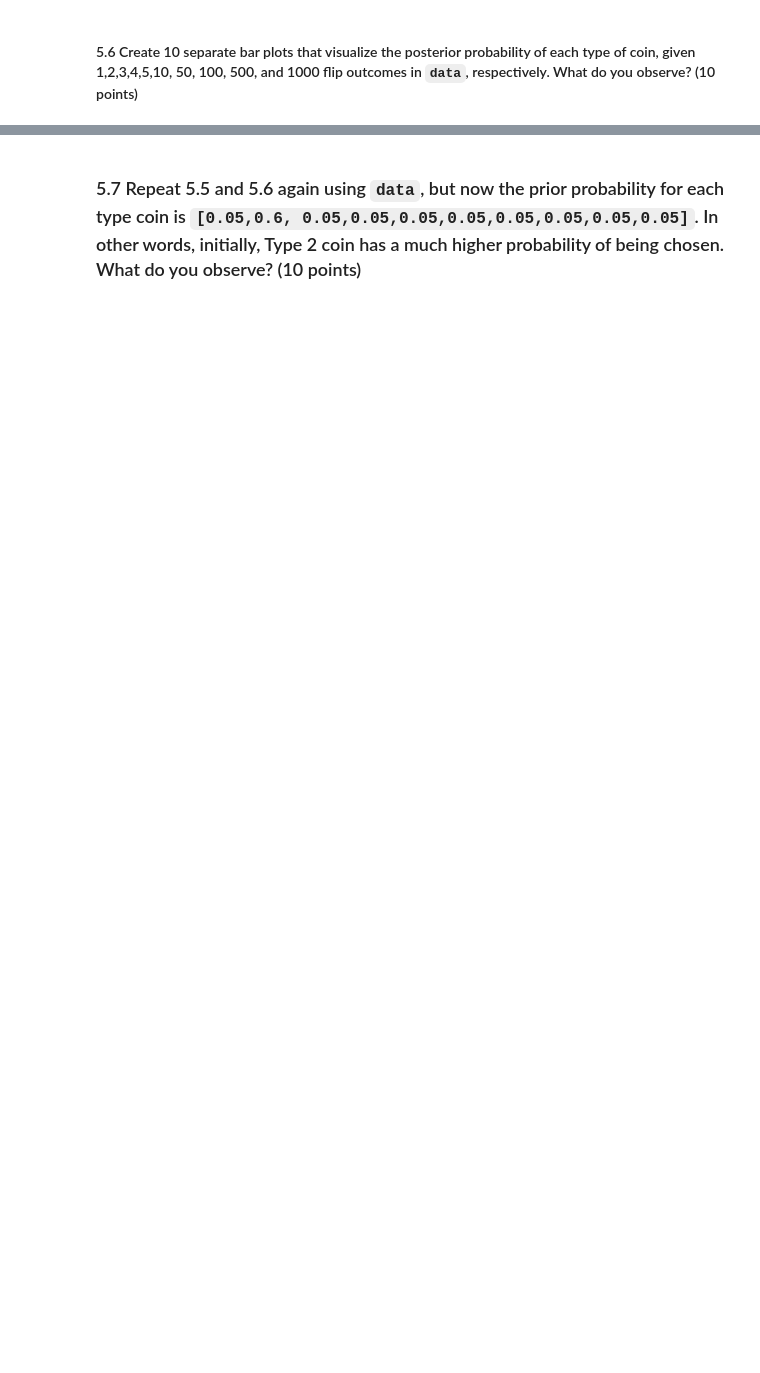
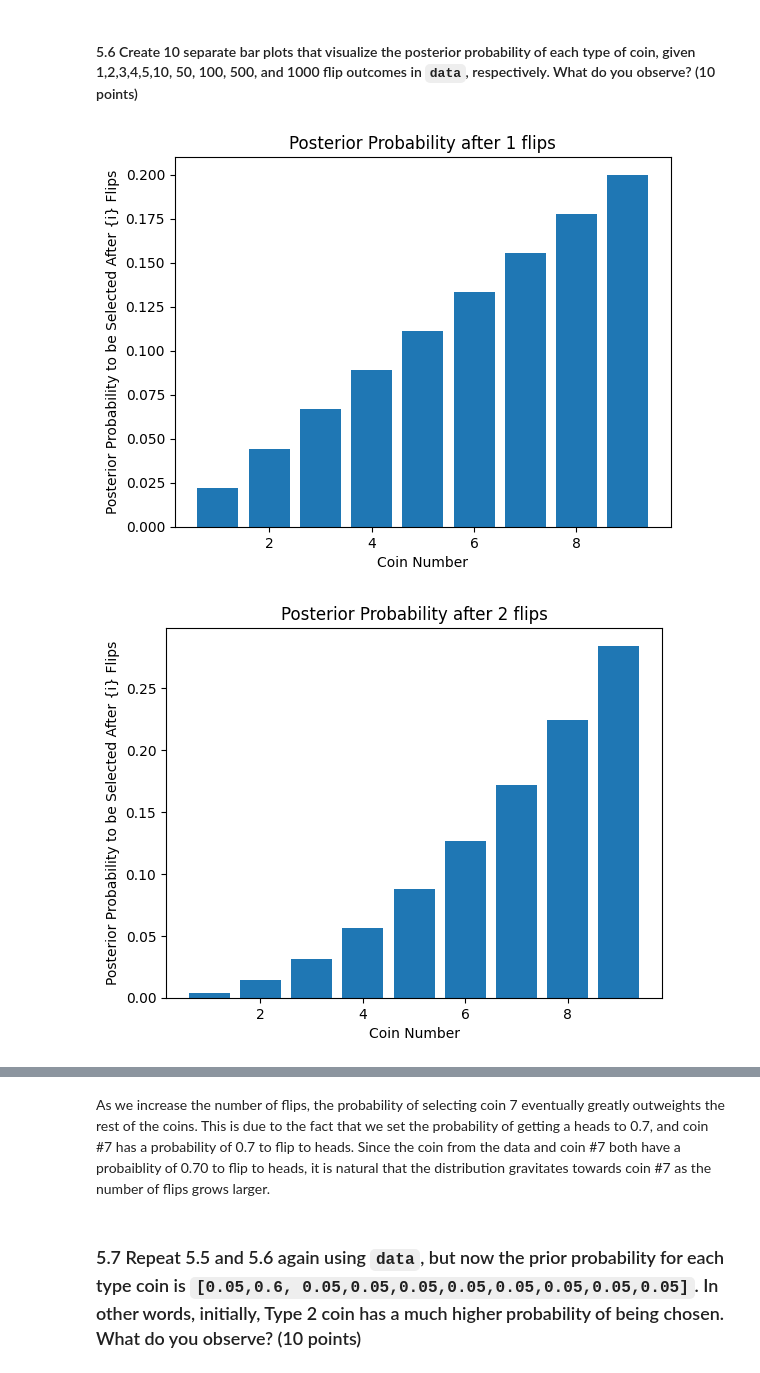
Before and after one commit to D123aniel/STOR535, a Jupyter notebook: Labs/Lab2.ipynb, the cells around one changed output, grey strips where cells are left out. Cells and saved outputs as stored; diff of their text form; code cells hidden in the pictures; blank space fills up the shorter version.

```diff
--- a/Labs/Lab2.ipynb
+++ b/Labs/Lab2.ipynb
@@ -103,6 +103,22 @@ Text(0, 0.5, 'Posterior Probability to be Selected After Heads 2')
 * A vector of observed sequence of coin flips.
 * A vector of head-up probability of each type of coin. (10 points)
 # %%
-def compute_posterior(prior, )
+def compute_posterior(prior, observed, prob):
+    heads = np.sum(observed)
+    tails = len(observed) - heads
+
+    p_flips = (prob**heads) * ((1-prob)**tails)
+    p_bottom = np.sum(p_flips*prior)
+    post_prob = p_flips * prior / p_bottom
+
+    return post_prob
 # %% [markdown]
 #### 5.5 Use the function `compute_posterior()` to calculate the posterior probability after observing the first 1,2,3,4,5,10, 50, 100, 500, and 1000 flip outcomes in `data`. Print the posterior probability for each case. (10 points)
+# %%
+x = [1,2,3,4,5,10,50,100,500,1000]
+coin_prob = p_chosen
+heads_prob = prob
+for i in x:
+    flips = data[:i]
+    post_prob = compute_posterior(coin_prob, flips, heads_prob)
+    print(f"Posterior Probability after {i} flips: {post_prob}")
@@ -109,2 +143,12 @@ def compute_posterior(prior, )
 # %% [markdown]
 #### 5.6 Create 10 separate bar plots that visualize the posterior probability of each type of coin, given 1,2,3,4,5,10, 50, 100, 500, and 1000 flip outcomes in `data`, respectively. What do you observe? (10 points)
+# %%
+for i in x:
+    plt.figure(i)
+    plt.bar(coins, compute_posterior(coin_prob, data[:i], heads_prob))
+    plt.title(f'Posterior Probability after {i} flips')
+    plt.xlabel('Coin Number')
+    plt.ylabel('Posterior Probability to be Selected After {i} Flips')
+# %% [output]
+[figure, added]
+[figure, added]
@@ -111,2 +163,4 @@ def compute_posterior(prior, )
+# %% [markdown]
+As we increase the number of flips, the probability of selecting coin 7 eventually greatly outweights the rest of the coins. This is due to the fact that we set the probability of getting a heads to 0.7, and coin #7 has a probability of 0.7 to flip to heads. Since the coin from the data and coin #7 both have a probaiblity of 0.70 to flip to heads, it is natural that the distribution gravitates towards coin #7 as the number of flips grows larger.
 # %% [markdown]
 ### 5.7 Repeat 5.5 and 5.6 again using `data`, but now the prior probability for each type coin is `[0.05,0.6, 0.05,0.05,0.05,0.05,0.05,0.05,0.05,0.05]`. In other words, initially, Type 2 coin has a much higher probability of being chosen. What do you observe?  (10 points)
```
Also changed, not shown: parts of 8 cells of this notebook.
